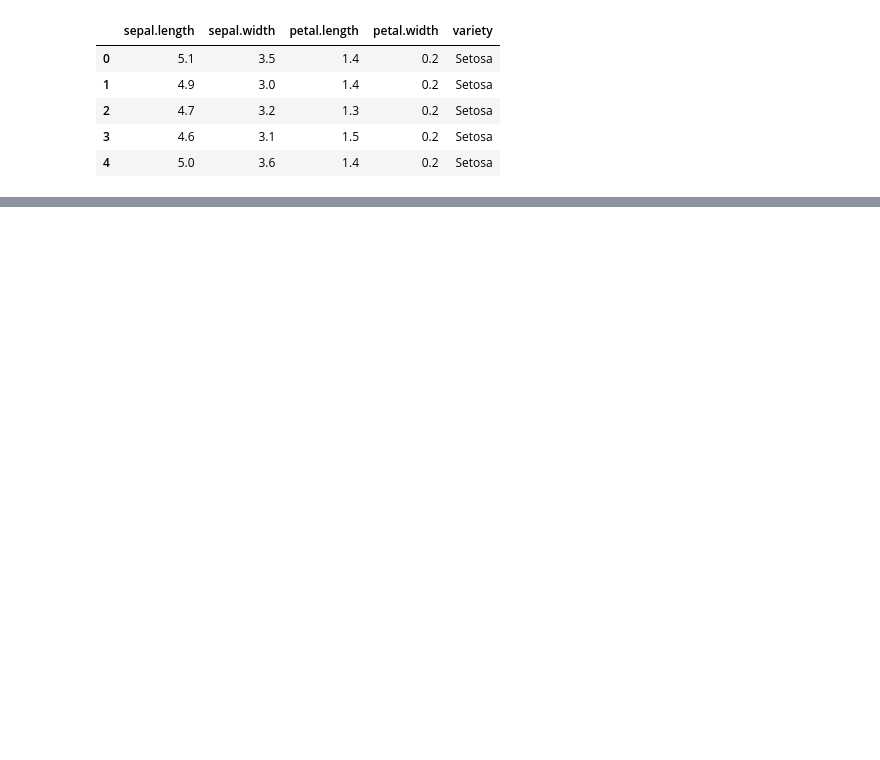
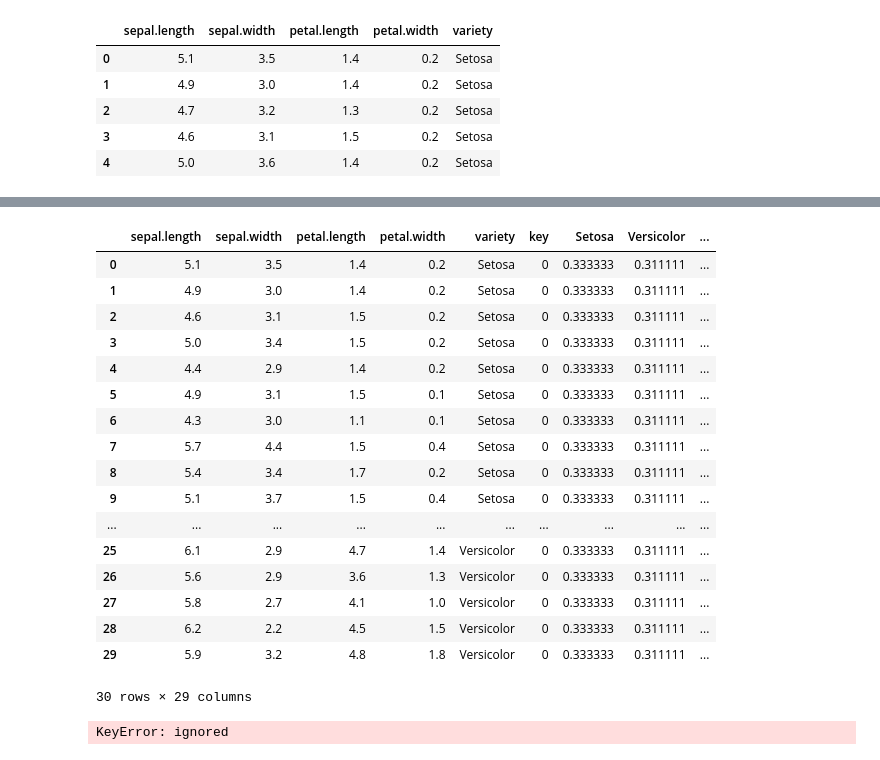
Before and after one commit to ashm212/Bayesian-Learning, a Jupyter notebook: Bayesian_Learning.ipynb, the cells around one changed output, grey strips where cells are left out. Drawn from its saved outputs; the diff is of its cells as text; code cells hidden in the pictures; blank space fills up the shorter version.

```diff
--- a/Bayesian_Learning.ipynb
+++ b/Bayesian_Learning.ipynb
@@ -109,0 +194,4 @@ df_Versicolor.head()
+# %%
+df_test['SL_bins']=df_test['SL_bins'].replace('(4.299','4.2989999999999995, 5.1]')
+df_test['PW_bins']=df_test['PW_bins'].replace('(0.09','0.09000000000000001, 0.3]')
+df_test.head(n=2)
@@ -109,0 +202,32 @@ df_Versicolor.head()
+# %%
+df_test1=df_test.merge(df_setosaSL[['quantile_SL_Disc','probability_setosa_sepal_length']], left_on='SL_bins',right_on='quantile_SL_Disc', how='left').drop(columns = ['quantile_SL_Disc'])
+df_test2=df_test1.merge(df_virginicaSL[['quantile_SL_Disc','probability_virginica_sepal_length']], left_on='SL_bins',right_on='quantile_SL_Disc', how='left').drop(columns = ['quantile_SL_Disc'])
+df_test3=df_test2.merge(df_VersicolorSL[['quantile_SL_Disc','probability_Versicolor_sepal_length']], left_on='SL_bins',right_on='quantile_SL_Disc', how='left').drop(columns = ['quantile_SL_Disc'])
+df_test4=df_test3.merge(df_setosaSW[['quantile_SW_Disc','probability_setosa_sepal_width']], left_on='SW_bins',right_on='quantile_SW_Disc', how='left').drop(columns = ['quantile_SW_Disc'])
+df_test5=df_test4.merge(df_virginicaSW[['quantile_SW_Disc','probability_virginica_sepal_width']], left_on='SW_bins',right_on='quantile_SW_Disc', how='left').drop(columns = ['quantile_SW_Disc'])
+df_test6=df_test5.merge(df_VersicolorSW[['quantile_SW_Disc','probability_Versicolor_sepal_width']], left_on='SW_bins',right_on='quantile_SW_Disc', how='left').drop(columns = ['quantile_SW_Disc'])
+df_test7=df_test6.merge(df_setosaPL[['quantile_PL_Disc','probability_setosa_petal_length']], left_on='PL_bins',right_on='quantile_PL_Disc', how='left').drop(columns = ['quantile_PL_Disc'])
+df_test8=df_test7.merge(df_virginicaPL[['quantile_PL_Disc','probability_virginica_petal_length']], left_on='PL_bins',right_on='quantile_PL_Disc', how='left').drop(columns = ['quantile_PL_Disc'])
+df_test9=df_test8.merge(df_VersicolorPL[['quantile_PL_Disc','probability_Versicolor_petal_length']], left_on='PL_bins',right_on='quantile_PL_Disc', how='left').drop(columns = ['quantile_PL_Disc'])
+df_test10=df_test9.merge(df_setosaPW[['quantile_PW_Disc','probability_setosa_petal_width']], left_on='PW_bins',right_on='quantile_PW_Disc', how='left').drop(columns = ['quantile_PW_Disc'])
+df_test11=df_test10.merge(df_virginicaPW[['quantile_PW_Disc','probability_virginica_petal_width']], left_on='PW_bins',right_on='quantile_PW_Disc', how='left').drop(columns = ['quantile_PW_Disc'])
+# #df_test11.head()
+df_test12=df_test11.merge(df_VersicolorPW[['quantile_PW_Disc','probability_Versicolor_petal_width']], left_on='PW_bins',right_on='quantile_PW_Disc', how='left').drop(columns = ['quantile_PW_Disc'])
+# #df_test12.head()
+df_test12.head()
+
+import numpy as np
+df_test12=df_test12.replace(np.nan, 1)
+# %%
+#calculate score of setosa for each row
+#prior probability of setosa in training set * probability_setosa_sepal_length_x (this second term is the probability of setosa given the sepal length is in that bucket)
+df_test12['Setosa_score'] = df_test12['Setosa'] * df_test12['probability_setosa_sepal_length']*df_test12['probability_setosa_sepal_width']*df_test12['probability_setosa_petal_width']*df_test12['probability_setosa_petal_length']
+
+#calculate score of virginica for each row
+#prior probability of virginica in training set * probability_virginica_sepal_length_x (this second term is the probability of virginica given the sepal length is in that bucket)
+df_test12['Virginica_score'] = df_test12['Virginica'] * df_test12['probability_virginica_sepal_length']*df_test12['probability_virginica_sepal_width']*df_test12['probability_virginica_petal_width']*df_test12['probability_virginica_petal_length']
+
+
+#calculate score of virginica for each row
+#prior probability of setosa in training set * probability_setosa_sepal_length_x (this second term is the probability of setosa given the sepal length is in that bucket)
+df_test12['Versicolor_score'] = df_test12['Versicolor'] * df_test12['probability_Versicolor_sepal_length']*df_test12['probability_Versicolor_sepal_width']*df_test12['probability_Versicolor_petal_width']*df_test12['probability_Versicolor_petal_length']
@@ -109,0 +244,28 @@ df_Versicolor.head()
+# %%
+df_test12['Setosa_score'] = df_test12['Setosa_score'].astype(float)
+df_test12['Virginica_score'] = df_test12['Virginica_score'].astype(float)
+df_test12['Versicolor_score'] = df_test12['Versicolor_score'].astype(float)
+
+
+df_test12['predicted'] = df_test12[['Setosa_score','Virginica_score','Versicolor_score']].idxmax(axis='columns')
+# %%
+df_test12.head(n=30)
+# %% [output]
+|  | sepal.length | sepal.width | petal.length | petal.width | variety | key | Setosa | Versicolor | ... |
+| 0 | 5.1 | 3.5 | 1.4 | 0.2 | Setosa | 0 | 0.333333 | 0.311111 | ... |
+| 1 | 4.9 | 3.0 | 1.4 | 0.2 | Setosa | 0 | 0.333333 | 0.311111 | ... |
+| 2 | 4.6 | 3.1 | 1.5 | 0.2 | Setosa | 0 | 0.333333 | 0.311111 | ... |
+| 3 | 5.0 | 3.4 | 1.5 | 0.2 | Setosa | 0 | 0.333333 | 0.311111 | ... |
+| 4 | 4.4 | 2.9 | 1.4 | 0.2 | Setosa | 0 | 0.333333 | 0.311111 | ... |
+| 5 | 4.9 | 3.1 | 1.5 | 0.1 | Setosa | 0 | 0.333333 | 0.311111 | ... |
+| 6 | 4.3 | 3.0 | 1.1 | 0.1 | Setosa | 0 | 0.333333 | 0.311111 | ... |
+| 7 | 5.7 | 4.4 | 1.5 | 0.4 | Setosa | 0 | 0.333333 | 0.311111 | ... |
+| 8 | 5.4 | 3.4 | 1.7 | 0.2 | Setosa | 0 | 0.333333 | 0.311111 | ... |
+| 9 | 5.1 | 3.7 | 1.5 | 0.4 | Setosa | 0 | 0.333333 | 0.311111 | ... |
+| ... | ... | ... | ... | ... | ... | ... | ... | ... | ... |
+| 25 | 6.1 | 2.9 | 4.7 | 1.4 | Versicolor | 0 | 0.333333 | 0.311111 | ... |
+| 26 | 5.6 | 2.9 | 3.6 | 1.3 | Versicolor | 0 | 0.333333 | 0.311111 | ... |
+| 27 | 5.8 | 2.7 | 4.1 | 1.0 | Versicolor | 0 | 0.333333 | 0.311111 | ... |
+| 28 | 6.2 | 2.2 | 4.5 | 1.5 | Versicolor | 0 | 0.333333 | 0.311111 | ... |
+| 29 | 5.9 | 3.2 | 4.8 | 1.8 | Versicolor | 0 | 0.333333 | 0.311111 | ... |
+30 rows × 29 columns
@@ -109,0 +280,5 @@ df_Versicolor.head()
+# %%
+import numpy as np
+df_test['new'] = np.where((df_test['variety'] == df_test['Predicted']), 'TRUE', 'FALSE')
+# %% [output]
+KeyError: ignored
```
Also changed, not shown: parts of 26 cells of this notebook.
